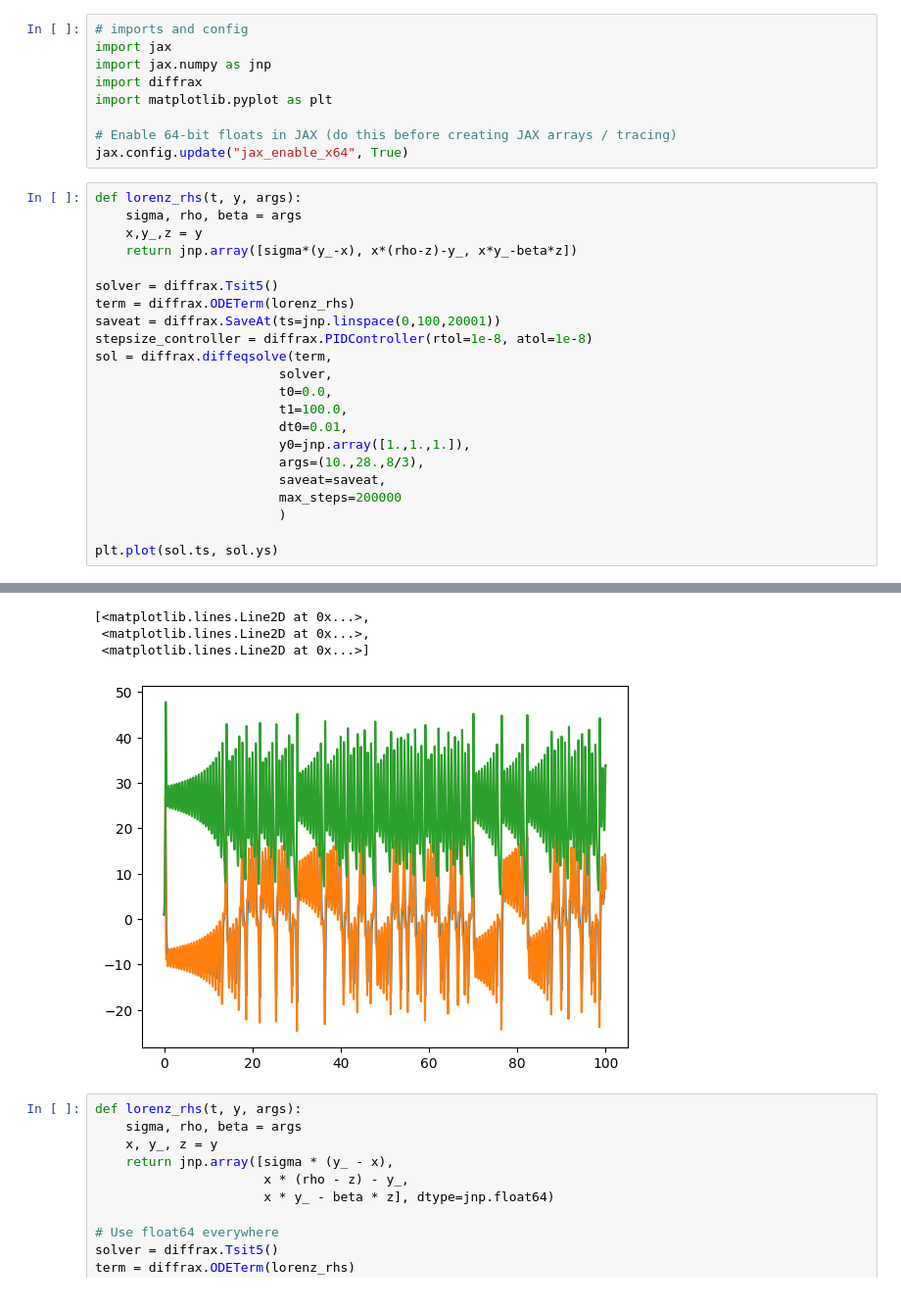
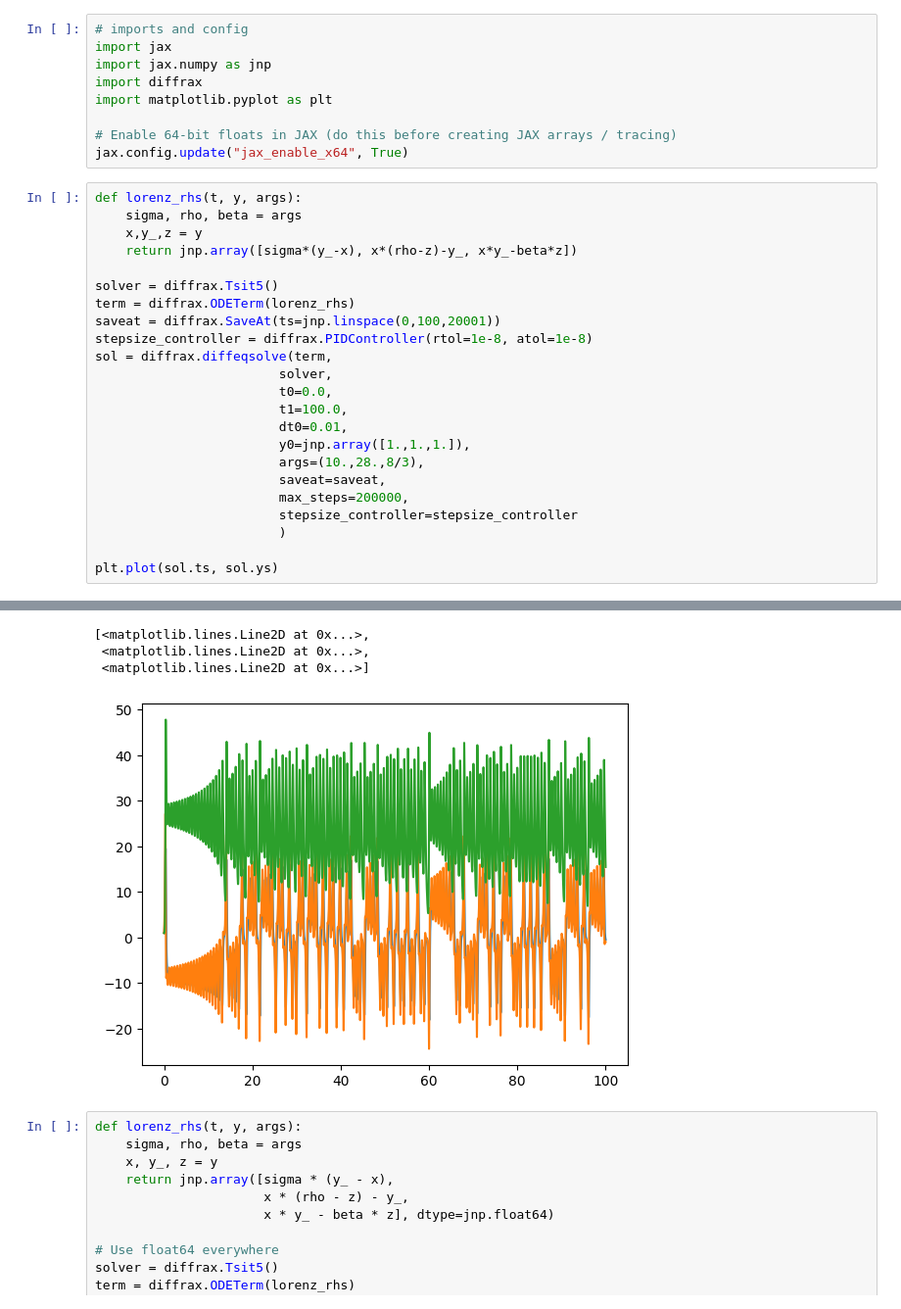
Before and after one commit to Anthony50102/IEEE, a Jupyter notebook: notebooks/lorenz.ipynb, the cells around one changed output, grey strips where cells are left out. Shown at 98% size. Saved outputs shown, nothing was run; the diff lists cells and outputs as text.

```diff
--- a/notebooks/lorenz.ipynb
+++ b/notebooks/lorenz.ipynb
@@ -27,7 +27,8 @@ sol = diffrax.diffeqsolve(term,
                         y0=jnp.array([1.,1.,1.]),
                         args=(10.,28.,8/3),
                         saveat=saveat,
-                        max_steps=200000
+                        max_steps=200000,
+                        stepsize_controller=stepsize_controller
                         )
 
 plt.plot(sol.ts, sol.ys)
@@ -36,7 +37,7 @@ WARNING:2025-10-21 08:50:52,540:jax._src.xla_bridge:864: An NVIDIA GPU may be pr
 [<matplotlib.lines.Line2D at 0x...>,
  <matplotlib.lines.Line2D at 0x...>,
  <matplotlib.lines.Line2D at 0x...>]
-[figure, old version]
+[figure, new version]
 # %%
 def lorenz_rhs(t, y, args):
     sigma, rho, beta = args
```
Also changed, not shown: parts of 10 cells of this notebook, 9 other files.
